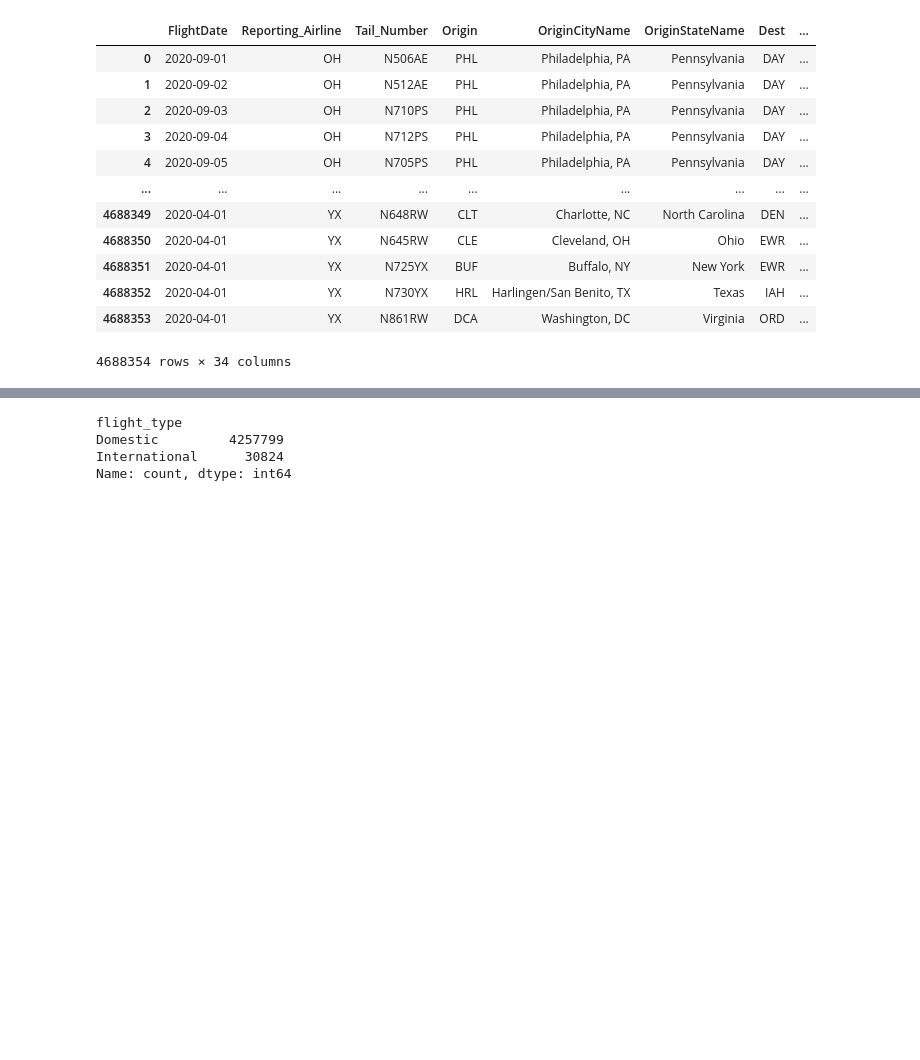
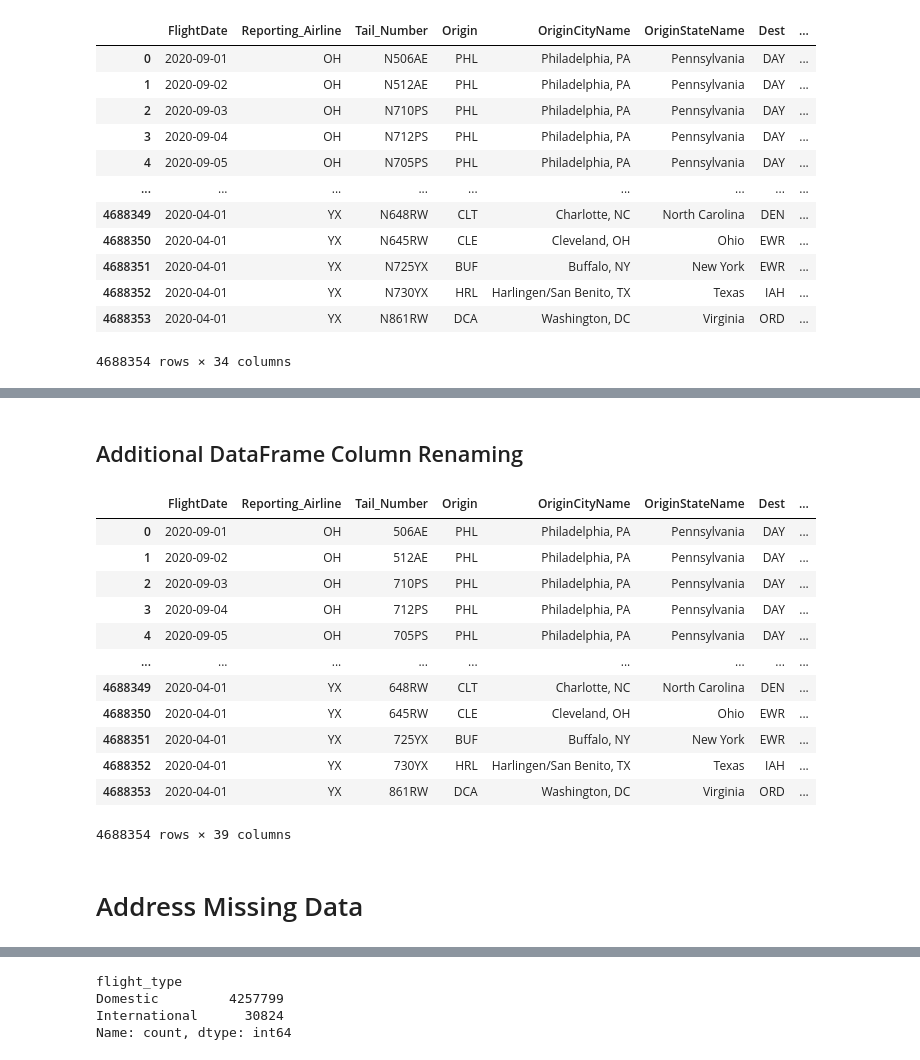
Before and after one commit to oubrando/eda-project, a Jupyter notebook: notebooks/airline_performance_project.ipynb, the cells around one changed output, grey strips where cells are left out. Drawn from its saved outputs; the diff is of its cells as text; code cells hidden in the pictures; blank space fills up the shorter version.

Commit message:
Renaming final project notebook

```diff
--- a/notebooks/Trace_Recon.ipynb
+++ b/notebooks/airline_performance_project.ipynb
@@ -427,0 +429,41 @@ df.head()
+# %% [markdown]
+## Additional DataFrame Column Renaming
+# %%
+mask = (df['dep_country'] != 'US') | (df['dest_country'] != 'US')
+df.loc[mask, 'international'] = 'International'
+df.loc[~mask, 'international'] = 'Domestic'
+df = df.drop(columns=['DepAirport_code', 'dep_country', 'DestAirport_code', 'dest_country'])
+
+#Renaming some column names
+df = df.rename(columns= { 'international': 'flight_type',
+                          'Description': 'Airline'})
+
+#Renaming the airlines for simplicity and readability
+df['Airline'] = df['Airline'].replace({
+    'American Airlines Inc.': 'American Airlines',
+    'Alaska Airlines Inc.': 'Alaska Airlines',
+    'Delta Air Lines Inc.': 'Delta Airlines',
+    'Frontier Airlines Inc.': 'Frontier Airlines',
+    'Hawaiian Airlines Inc.': 'Hawaiian Airlines',
+    'PSA Airlines Inc.': 'PSA Airlines',
+    'Skywest Airlines Inc.': 'Skywest Airlines',
+    'United Air Lines Inc.': 'United Airlines',
+    'Southwest Airlines Co.': 'Southwest Airlines',
+})
+df
+# %% [output]
+|  | FlightDate | Reporting_Airline | Tail_Number | Origin | OriginCityName | OriginStateName | Dest | ... |
+| 0 | 2020-09-01 | OH | 506AE | PHL | Philadelphia, PA | Pennsylvania | DAY | ... |
+| 1 | 2020-09-02 | OH | 512AE | PHL | Philadelphia, PA | Pennsylvania | DAY | ... |
+| 2 | 2020-09-03 | OH | 710PS | PHL | Philadelphia, PA | Pennsylvania | DAY | ... |
+| 3 | 2020-09-04 | OH | 712PS | PHL | Philadelphia, PA | Pennsylvania | DAY | ... |
+| 4 | 2020-09-05 | OH | 705PS | PHL | Philadelphia, PA | Pennsylvania | DAY | ... |
+| ... | ... | ... | ... | ... | ... | ... | ... | ... |
+| 4688349 | 2020-04-01 | YX | 648RW | CLT | Charlotte, NC | North Carolina | DEN | ... |
+| 4688350 | 2020-04-01 | YX | 645RW | CLE | Cleveland, OH | Ohio | EWR | ... |
+| 4688351 | 2020-04-01 | YX | 725YX | BUF | Buffalo, NY | New York | EWR | ... |
+| 4688352 | 2020-04-01 | YX | 730YX | HRL | Harlingen/San Benito, TX | Texas | IAH | ... |
+| 4688353 | 2020-04-01 | YX | 861RW | DCA | Washington, DC | Virginia | ORD | ... |
+4688354 rows × 39 columns
+# %% [markdown]
+# Address Missing Data
```
Also changed, not shown: parts of 74 cells of this notebook.
